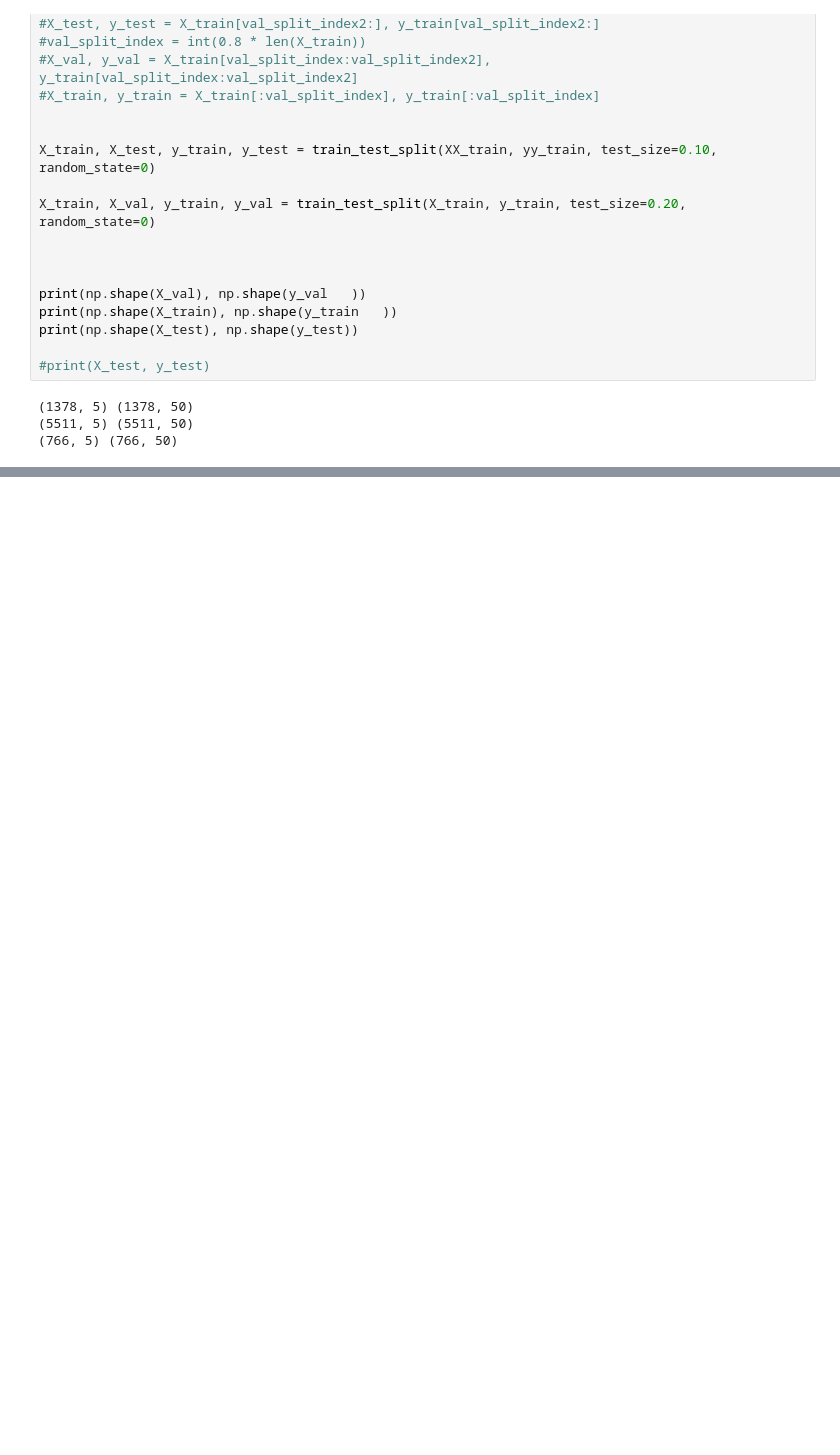
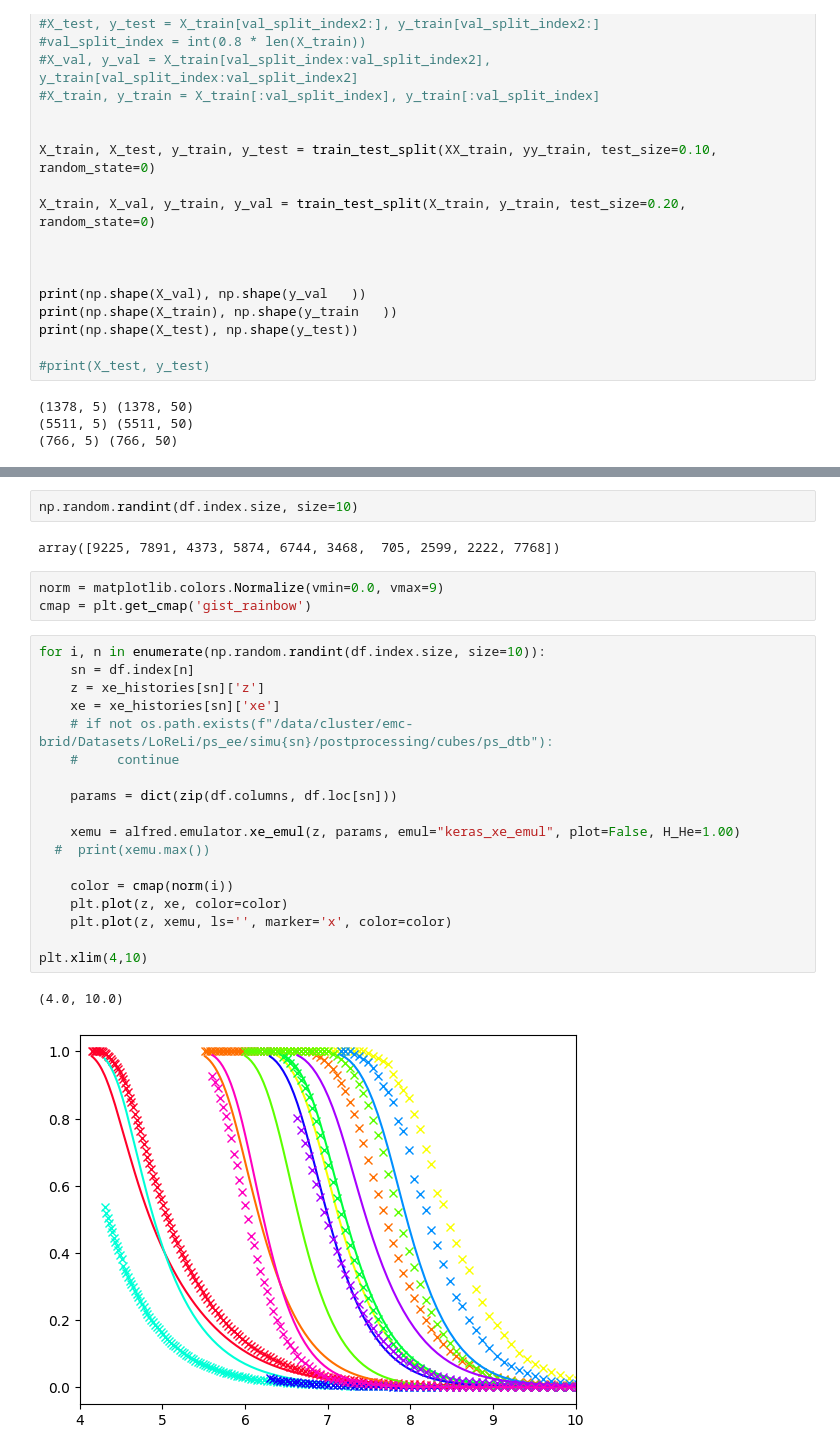
Before and after one commit to lisaleemcb/alfred, a Jupyter notebook: notebooks/ml_xe.ipynb, the cells around one changed output, grey strips where cells are left out. Drawn from its saved outputs; the diff is of its cells as text; blank space fills up the shorter version.

```diff
--- a/notebooks/ml_xe.ipynb
+++ b/notebooks/ml_xe.ipynb
@@ -543,0 +496,28 @@ print(allpars[1000,:])
+# %%
+np.random.randint(df.index.size, size=10)
+# %% [output]
+array([9225, 7891, 4373, 5874, 6744, 3468,  705, 2599, 2222, 7768])
+# %%
+norm = matplotlib.colors.Normalize(vmin=0.0, vmax=9)
+cmap = plt.get_cmap('gist_rainbow')
+# %%
+for i, n in enumerate(np.random.randint(df.index.size, size=10)):
+    sn = df.index[n]
+    z = xe_histories[sn]['z']
+    xe = xe_histories[sn]['xe']
+    # if not os.path.exists(f"/data/cluster/emc-brid/Datasets/LoReLi/ps_ee/simu{sn}/postprocessing/cubes/ps_dtb"):
+    #     continue
+
+    params = dict(zip(df.columns, df.loc[sn]))
+
+    xemu = alfred.emulator.xe_emul(z, params, emul="keras_xe_emul", plot=False, H_He=1.00)
+  #  print(xemu.max())
+
+    color = cmap(norm(i))
+    plt.plot(z, xe, color=color)
+    plt.plot(z, xemu, ls='', marker='x', color=color)
+
+plt.xlim(4,10)
+# %% [output]
+(4.0, 10.0)
+[figure, added]
```
Also changed, not shown: parts of 25 cells of this notebook, 2 other files.
